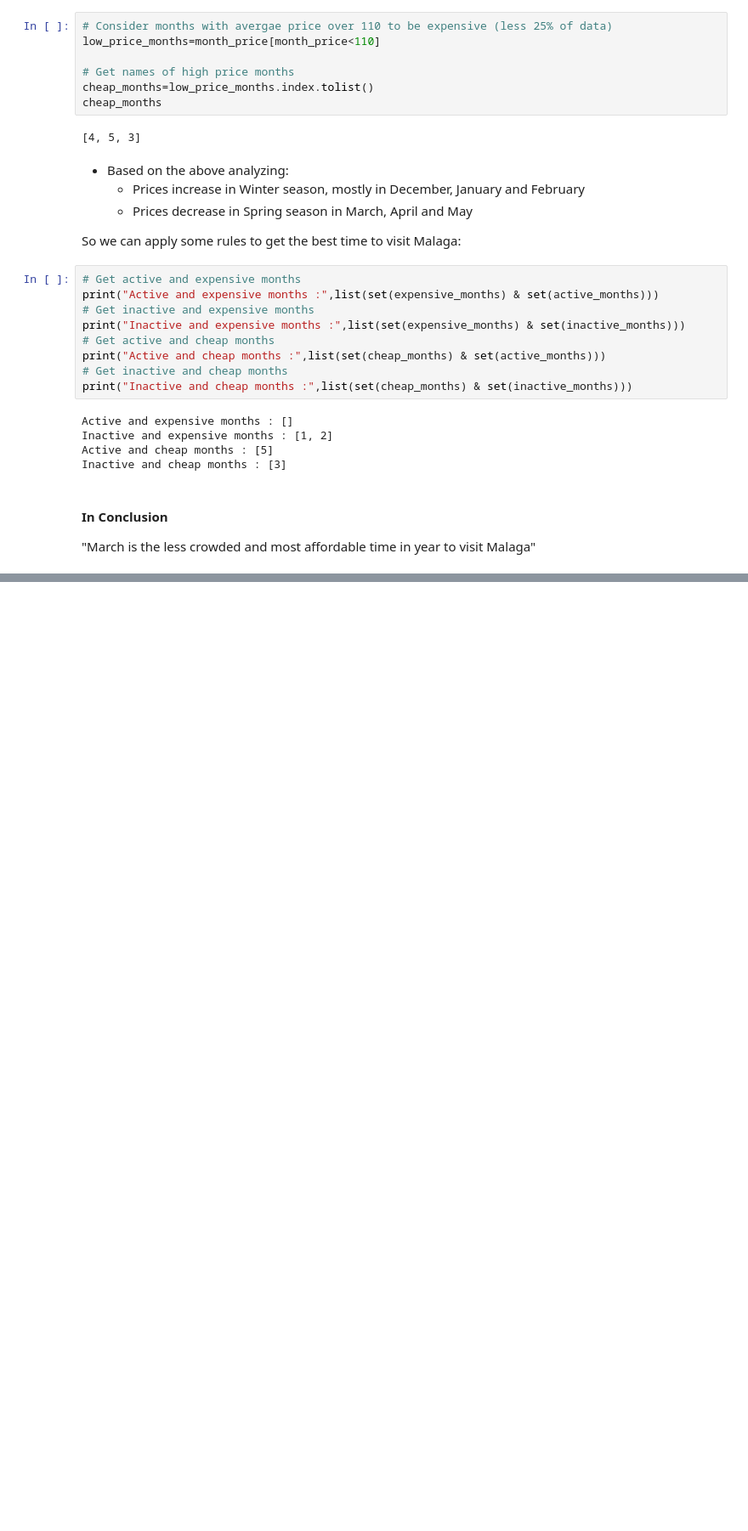
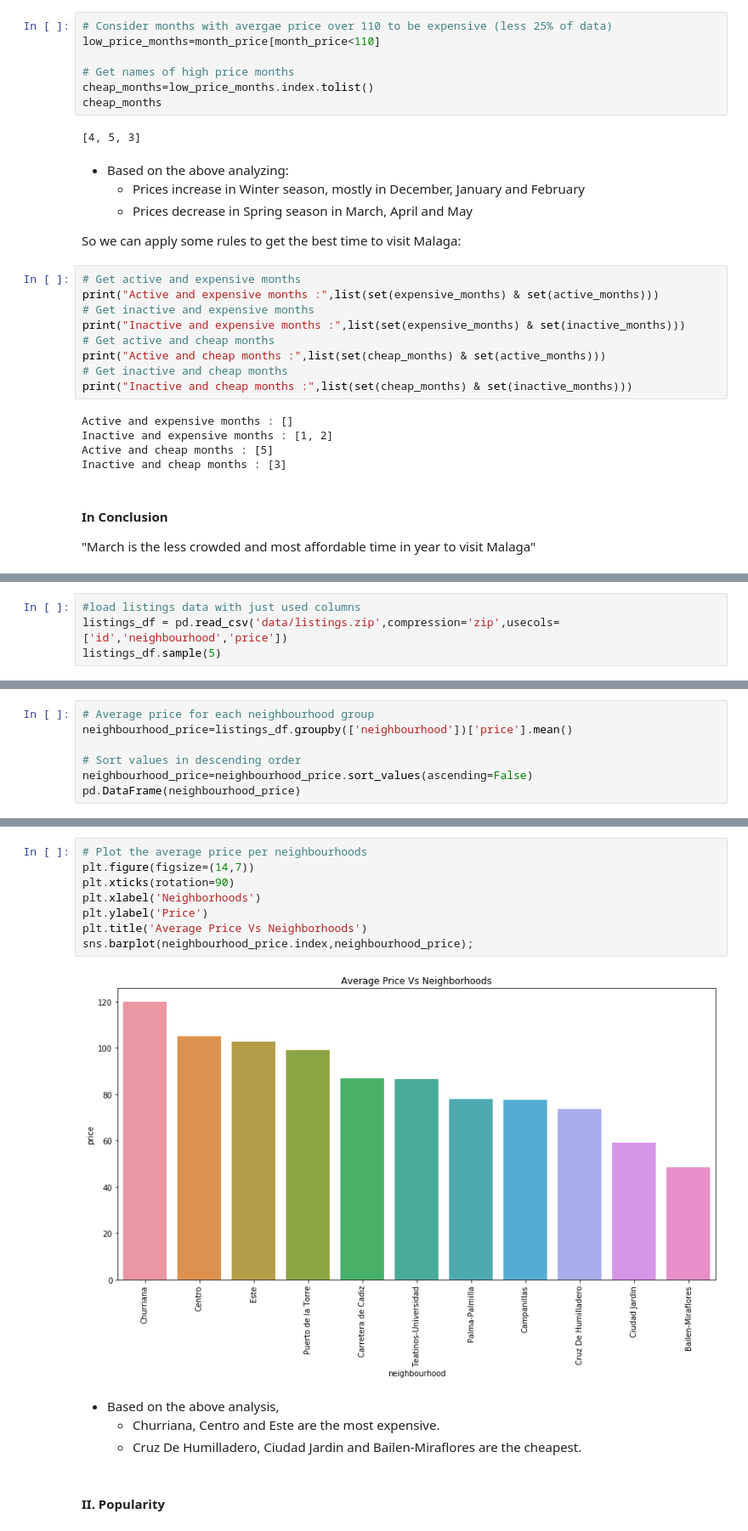
Before and after one commit to DevMahmoud10/Malaga-Airbnb-Data-Analysis, a Jupyter notebook: malaga_airbnb_data_analysis_notebook.ipynb, the cells around one changed output, grey strips where cells are left out. Shown: that part at 85% size. Saved outputs shown, nothing was run; the diff lists cells and outputs as text; blank space fills up the shorter version.

```diff
--- a/malaga_airbnb_data_analysis_notebook.ipynb
+++ b/malaga_airbnb_data_analysis_notebook.ipynb
@@ -337,0 +340,4 @@ Inactive and cheap months : [3]
+# %%
+#load listings data with just used columns
+listings_df = pd.read_csv('data/listings.zip',compression='zip',usecols=['id','neighbourhood','price'])
+listings_df.sample(5)
@@ -337,0 +395,7 @@ Inactive and cheap months : [3]
+# %%
+# Average price for each neighbourhood group
+neighbourhood_price=listings_df.groupby(['neighbourhood'])['price'].mean()
+
+# Sort values in descending order
+neighbourhood_price=neighbourhood_price.sort_values(ascending=False)
+pd.DataFrame(neighbourhood_price)
@@ -337,0 +447,16 @@ Inactive and cheap months : [3]
+# %%
+# Plot the average price per neighbourhoods
+plt.figure(figsize=(14,7))
+plt.xticks(rotation=90)
+plt.xlabel('Neighborhoods')
+plt.ylabel('Price')
+plt.title('Average Price Vs Neighborhoods')
+sns.barplot(neighbourhood_price.index,neighbourhood_price);
+# %% [output]
+[figure, added]
+# %% [markdown]
+- Based on the above analysis,
+    - Churriana, Centro and  Este are the most expensive.
+    - Cruz De Humilladero, Ciudad Jardin and Bailen-Miraflores are the cheapest.
+# %% [markdown]
+#### II. Popularity
```
Also changed, not shown: parts of 36 cells of this notebook.
